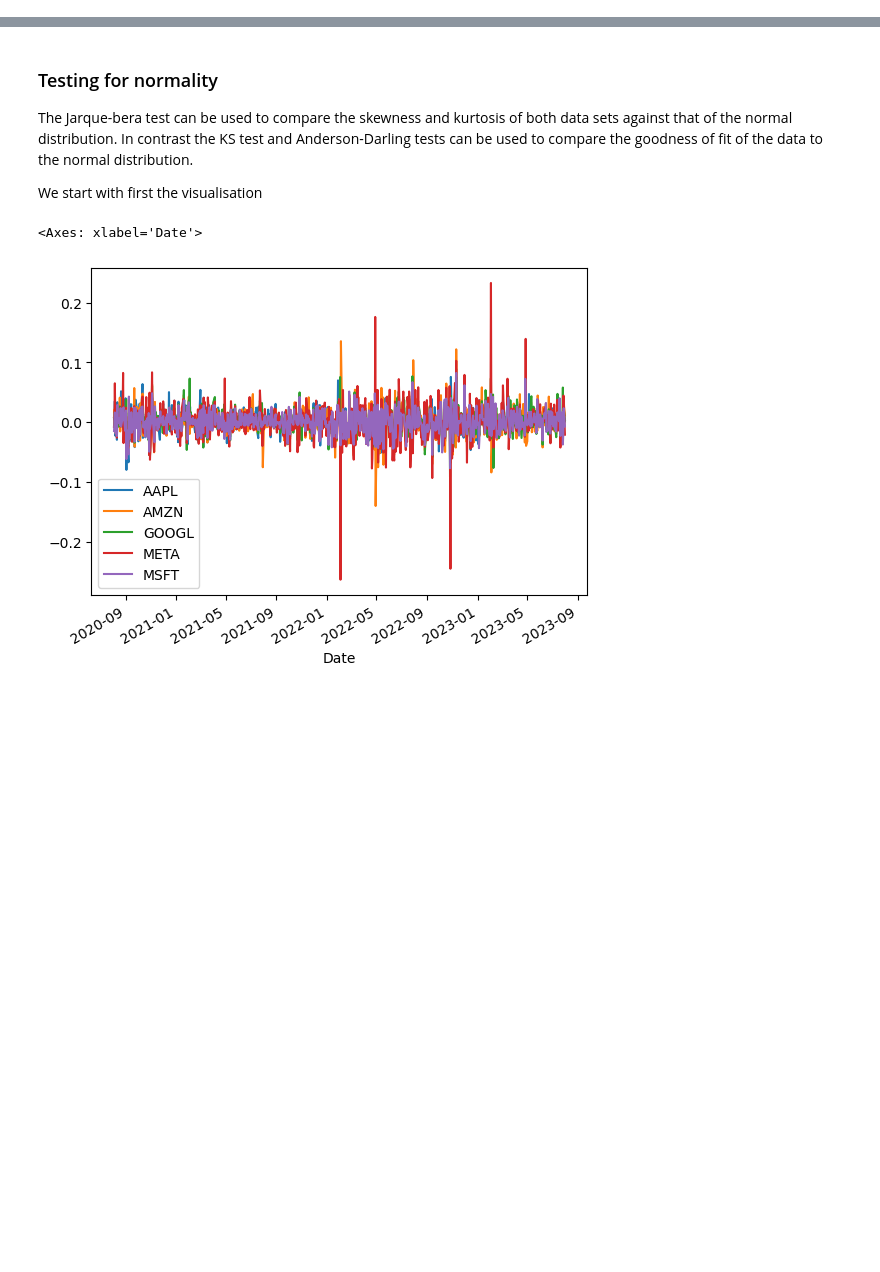
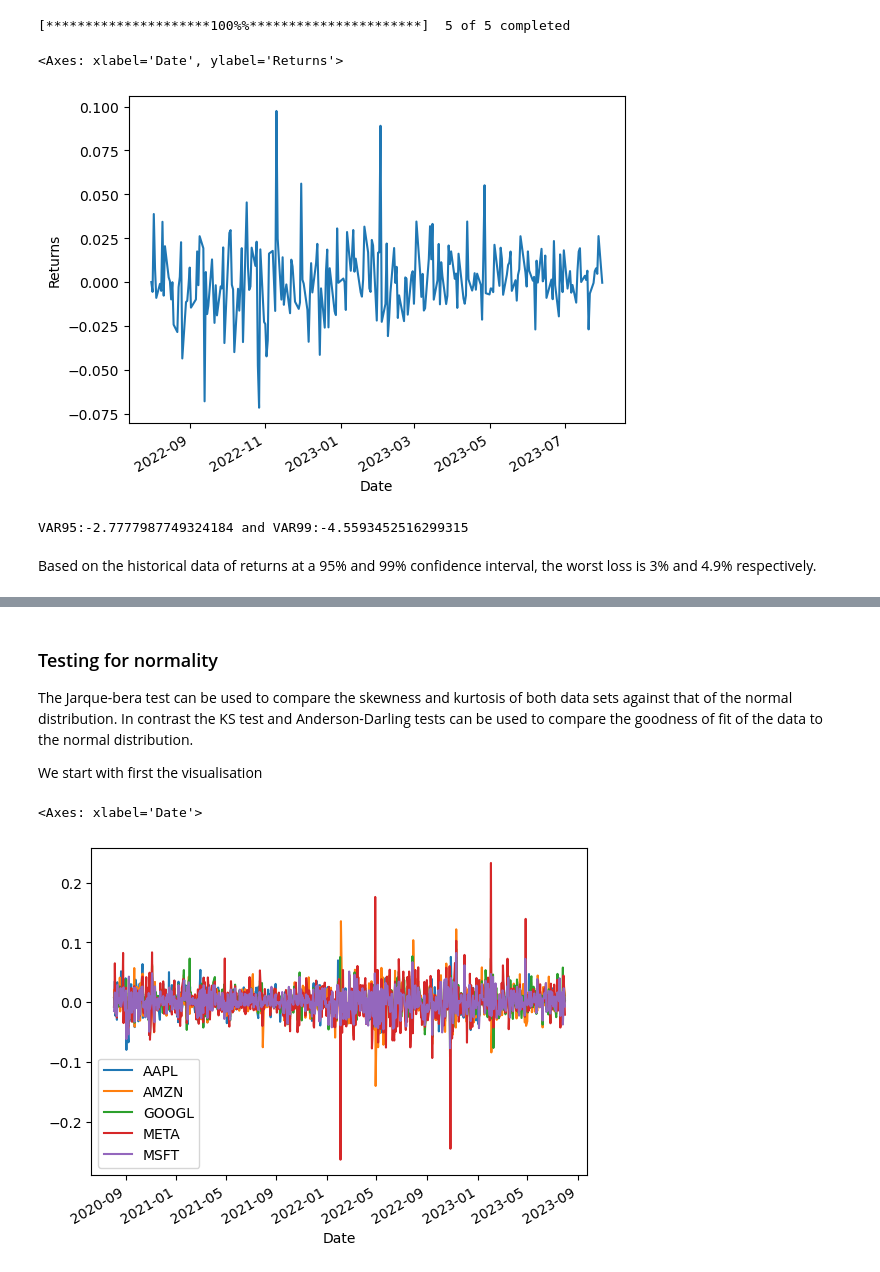
Before and after one commit to ansingh16/risk-management, a Jupyter notebook: VAR.ipynb, the cells around one changed output, grey strips where cells are left out. Cells and saved outputs as stored; diff of their text form; code cells hidden in the pictures; blank space fills up the shorter version.

```diff
--- a/VAR.ipynb
+++ b/VAR.ipynb
@@ -0,0 +17,68 @@
+# %%
+# Import libraries
+
+import yfinance as yf
+import matplotlib.pyplot as plt
+import numpy as np
+import pandas as pd
+
+
+# Get stock data
+
+# List of stock symbols
+tech_stocks = ['AAPL', 'MSFT', 'AMZN', 'GOOGL', 'META']
+
+# Set the date range for the historical data
+start_date = '2022-08-01'
+end_date = '2023-08-01'
+
+# Download historical stock data for each stock
+
+stocks = yf.download(tech_stocks, start_date, end_date)['Close']
+
+
+# get the weight of each stock
+
+totalmp = 0
+mcap=[]
+for stock in tech_stocks:
+    # Create a Ticker object
+    # Create a Ticker object
+    ticker = yf.Ticker(stock)
+
+    # Fetch company information
+    company_info = ticker.info
+
+    # Get the market capitalization
+    market_cap = company_info.get('marketCap', None)
+    mcap.append(market_cap)
+    totalmp += market_cap
+
+weights = [mc/totalmp for mc in mcap]
+# %% [output]
+[*********************100%%**********************]  5 of 5 completed
+# %%
+# calculate the returns
+
+stocks_return = stocks.pct_change()
+
+# calculate wieghted returns
+weighted_returns_portfolio = stocks_return.mul(weights,axis = 1)
+
+stocks_return['Portfolio'] = weighted_returns_portfolio.sum(axis=1).dropna()
+# %%
+stocks_return['Portfolio'].plot(ylabel='Returns')
+# %% [output]
+<Axes: xlabel='Date', ylabel='Returns'>
+[figure, added]
+# %%
+# calculate Historical VaR(95) and VAR99
+
+var95 = np.percentile(stocks_return['Portfolio'], 5)* 100
+var99 = np.percentile(stocks_return['Portfolio'], 1)* 100
+
+print(f"VAR95:{var95} and VAR99:{var99}")
+# %% [output]
+VAR95:-2.7777987749324184 and VAR99:-4.5593452516299315
+# %% [markdown]
+Based on the historical data of returns at a 95% and 99% confidence interval, the worst loss is 3% and 4.9% respectively.
```
Also changed, not shown: parts of 25 cells of this notebook, 1 other file.
